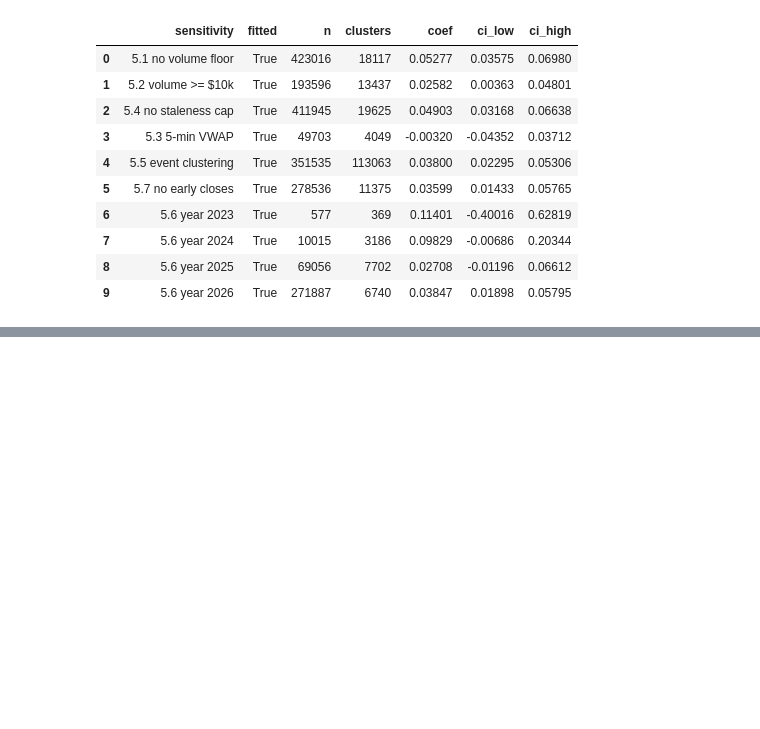
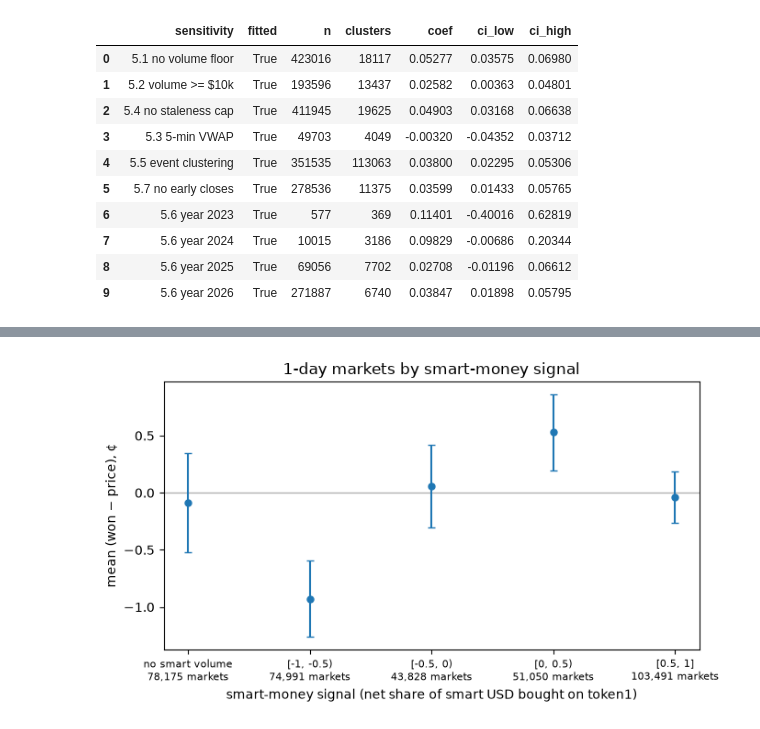
Before and after one commit to dayconnor/polymarket-analysis, a Jupyter notebook: notebooks/03_rq3_smart_money.ipynb, the cells around one changed output, grey strips where cells are left out. Cells and saved outputs as stored; diff of their text form; code cells hidden in the pictures; blank space fills up the shorter version.

```diff
--- a/notebooks/03_rq3_smart_money.ipynb
+++ b/notebooks/03_rq3_smart_money.ipynb
@@ -319,0 +325,20 @@ else:
+# %%
+import matplotlib.pyplot as plt
+
+if RUN_CONFIRMATORY:
+    t = bins.set_index("signal_bin").loc[order]
+    x = np.arange(len(t))
+    y, lo, hi = 100 * t["resid"], 100 * t["ci_low"], 100 * t["ci_high"]
+    fig, ax = plt.subplots(figsize=(7, 4))
+    ax.axhline(0, color="0.7", lw=1)
+    ax.errorbar(x, y, yerr=[y - lo, hi - y], fmt="o", color="tab:blue", ms=5, capsize=3)
+    ax.set_xticks(x, [f"{b}\n{n:,} markets" for b, n in zip(t.index, t["markets"])], fontsize=8)
+    ax.set_xlabel("smart-money signal (net share of smart USD bought on token1)")
+    ax.set_ylabel("mean (won − price), ¢")
+    ax.set_title("1-day markets by smart-money signal")
+    fig.tight_layout()
+    fig.savefig(RESULTS / "rq3_signal_bins.png", dpi=120)
+else:
+    print("figure skipped (gate closed)")
+# %% [output]
+[figure, added]
```
Also changed, not shown: parts of 1 cell of this notebook, 1 other file.
